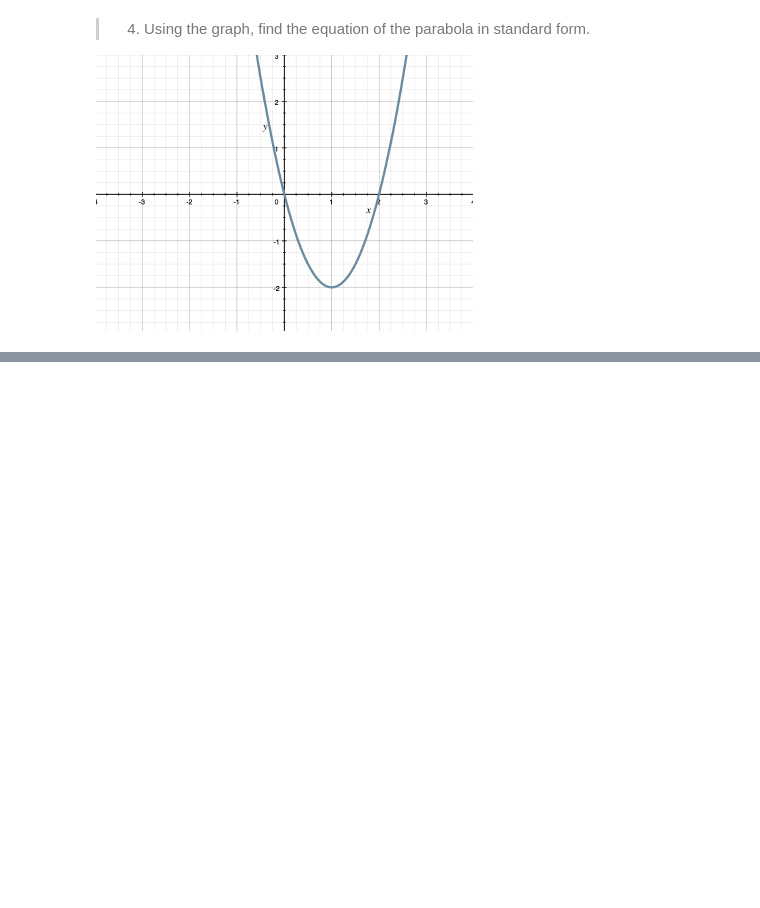
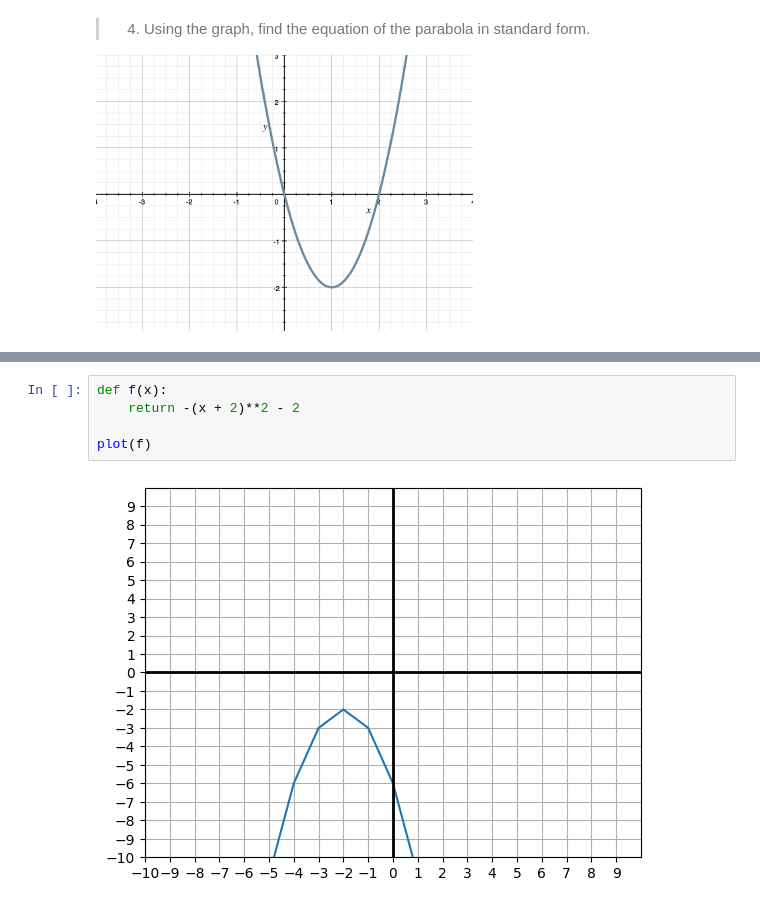
Before and after one commit to acasasis-dev/become-an-algebra-master, a Jupyter notebook: bonus/algebra-2/section-17-graphing/exercise-02-graphing-parabolas.ipynb, the cells around one changed output, grey strips where cells are left out. Cells and saved outputs as stored; diff of their text form; blank space fills up the shorter version.

```diff
--- a/bonus/algebra-2/section-17-graphing/exercise-02-graphing-parabolas.ipynb
+++ b/bonus/algebra-2/section-17-graphing/exercise-02-graphing-parabolas.ipynb
@@ -57,0 +114,7 @@ The vertex is $(-2, 6)$ and the axis of symmetry is $-2$
+# %%
+def f(x):
+	return -(x + 2)**2 - 2
+
+plot(f)
+# %% [output]
+[figure, added]
```
Also changed, not shown: parts of 5 cells of this notebook.
